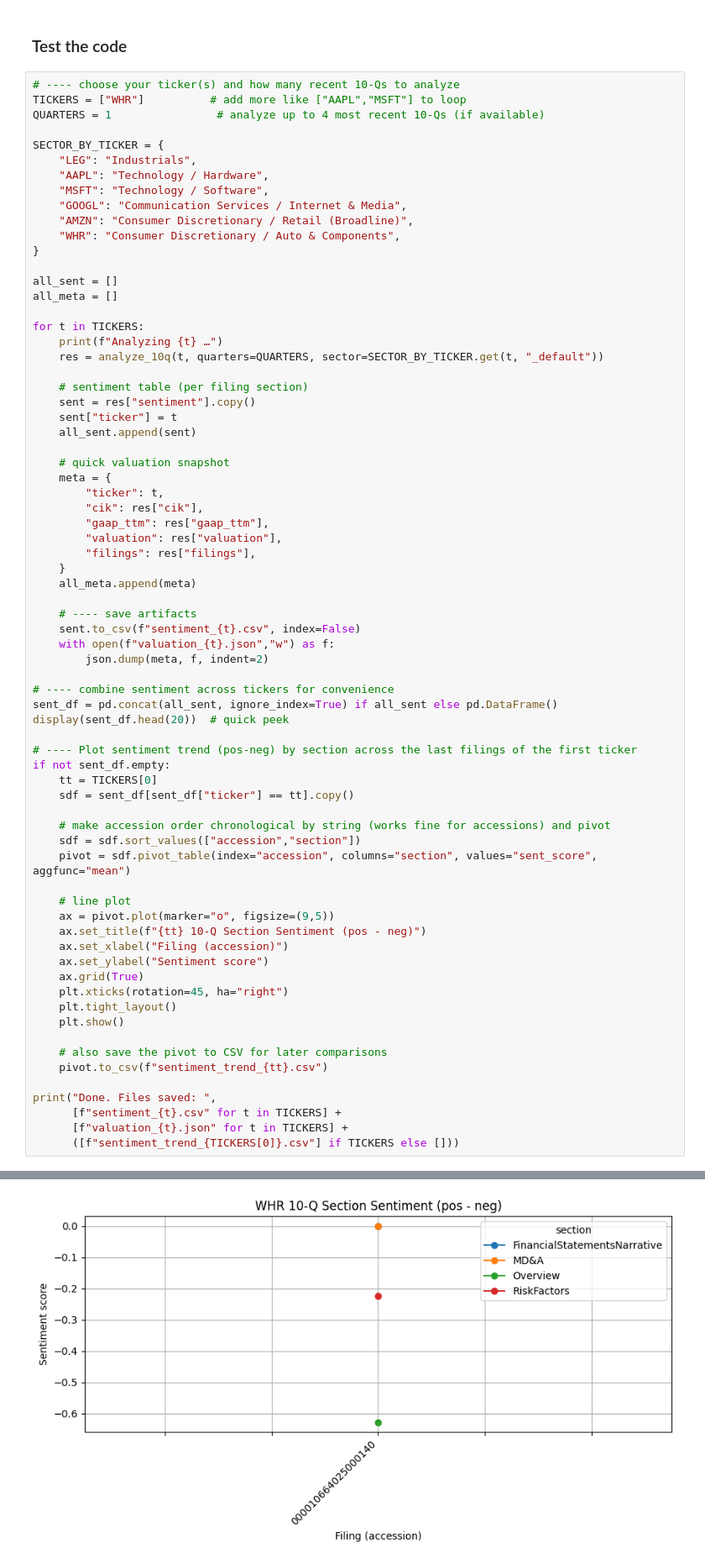
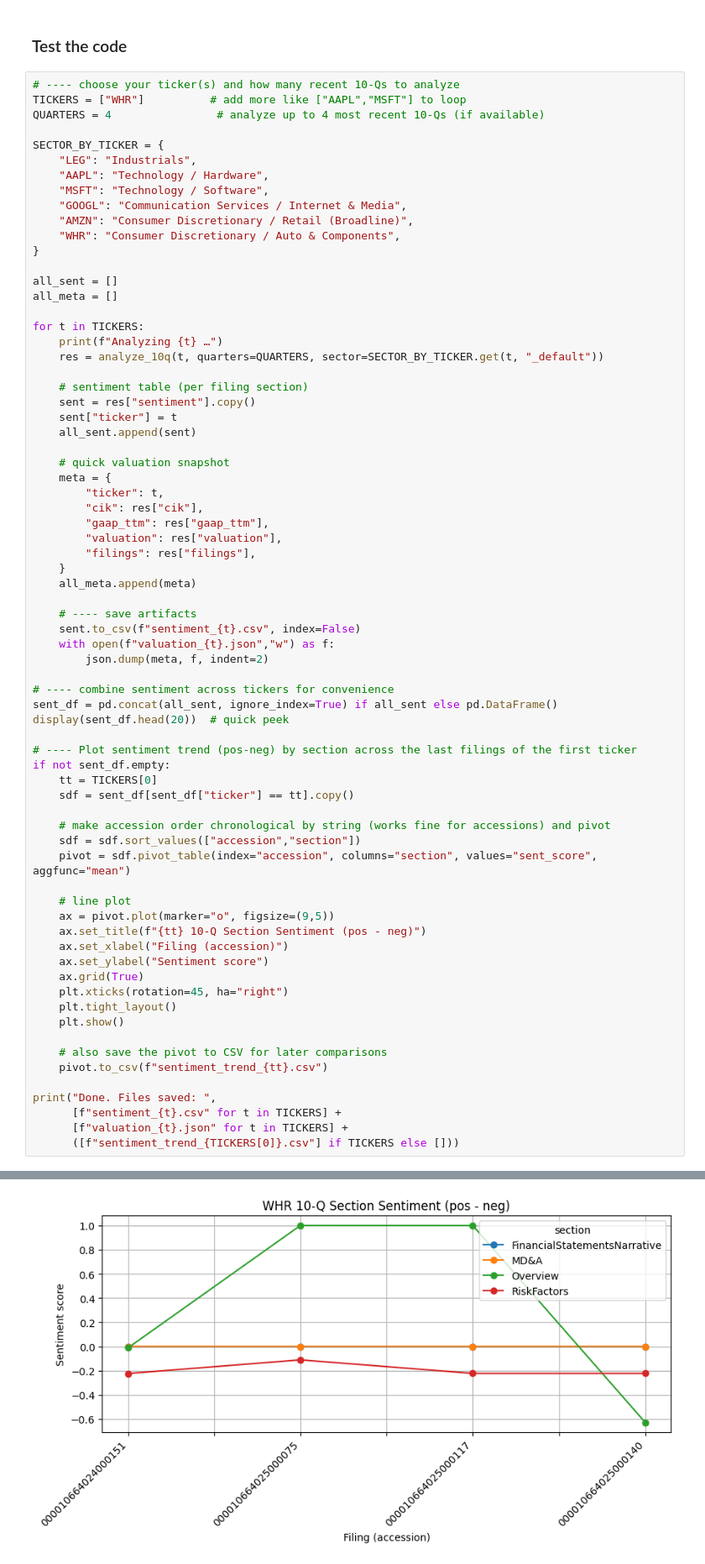
Before and after one commit to ai-ml-club-sjsu/project-fa25-QVP, a Jupyter notebook: market-sentiment/10Q_DCF.ipynb, the cells around one changed output, grey strips where cells are left out. Shown: that part at 84% size. Cells and saved outputs as stored; diff of their text form.

```diff
--- a/market-sentiment/10Q_DCF.ipynb
+++ b/market-sentiment/10Q_DCF.ipynb
@@ -533,7 +533,7 @@ def analyze_10q(ticker: str, quarters: int = 1, sector: str | None = None):
 # %%
 # ---- choose your ticker(s) and how many recent 10-Qs to analyze
 TICKERS = ["WHR"]          # add more like ["AAPL","MSFT"] to loop
-QUARTERS = 1                # analyze up to 4 most recent 10-Qs (if available)
+QUARTERS = 4                # analyze up to 4 most recent 10-Qs (if available)
 
 SECTOR_BY_TICKER = {
     "LEG": "Industrials",
@@ -612,2 +624,2 @@ Device set to use mps:0
-[figure, old version]
+[figure, new version]
 Done. Files saved:  ['sentiment_WHR.csv', 'valuation_WHR.json', 'sentiment_trend_WHR.csv']
```
Also changed, not shown: parts of 1 cell of this notebook, 6 other files.
